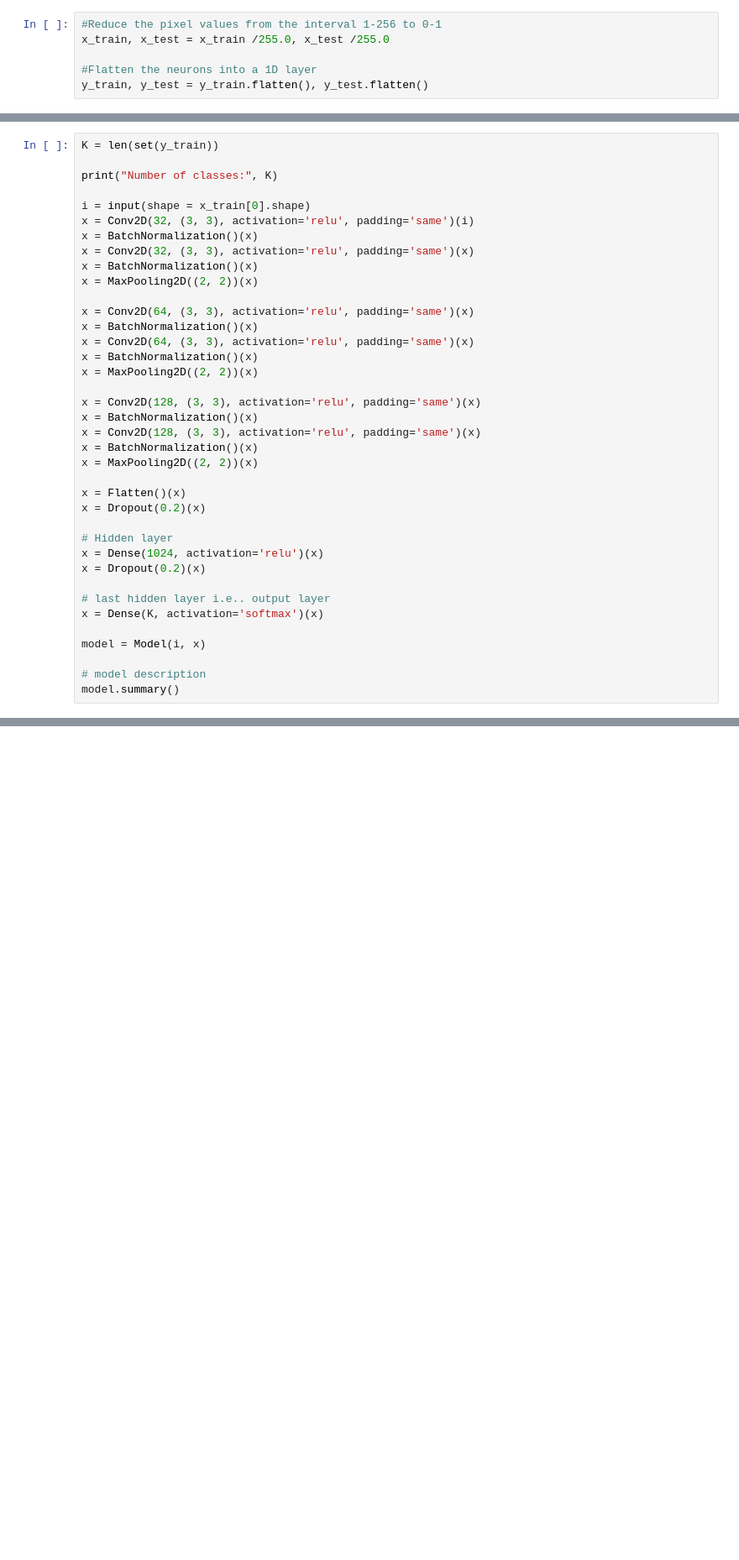
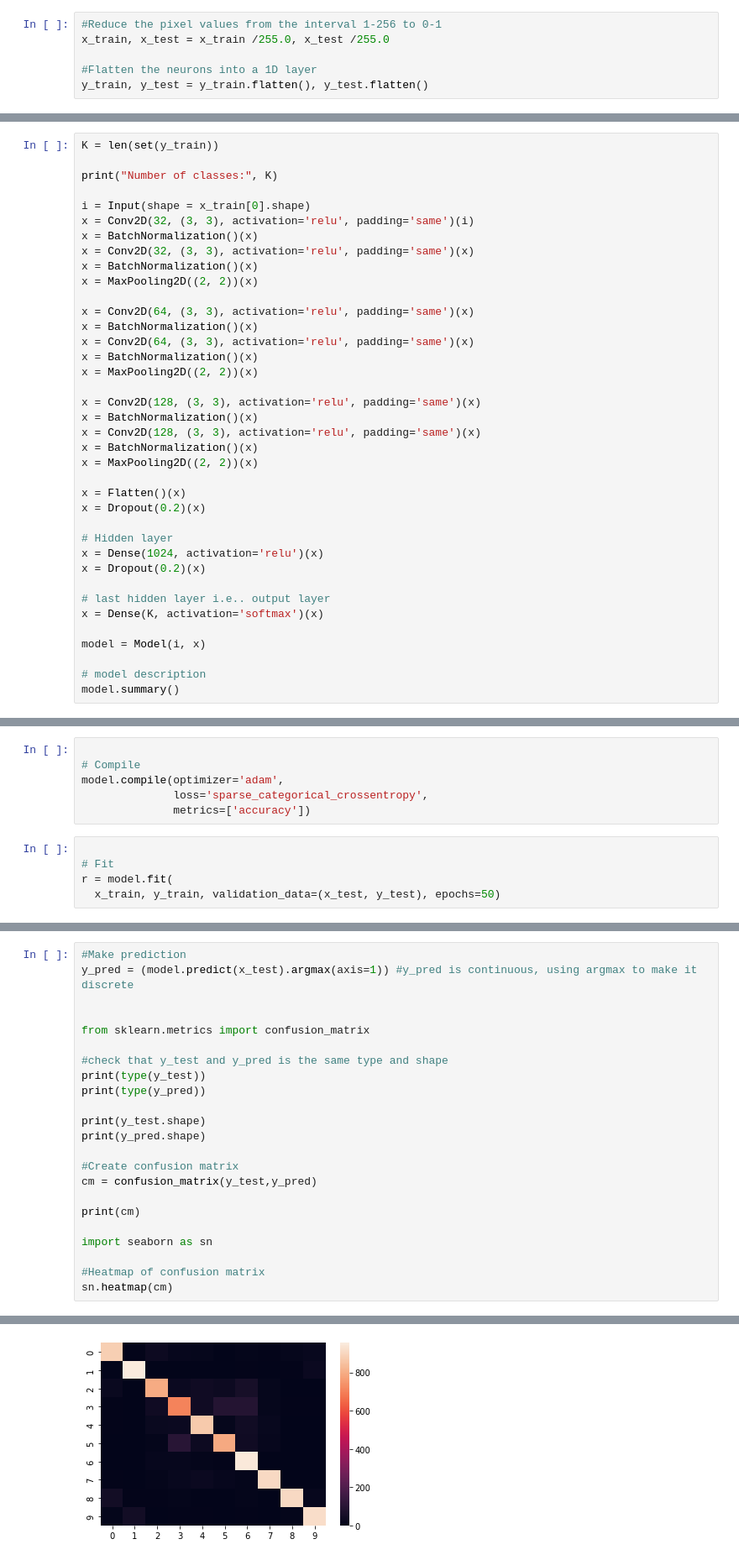
Before and after one commit to akjoelhede/Random_stuff, a Jupyter notebook: cifar10.ipynb, the cells around one changed output, grey strips where cells are left out. Shown at 84% size. Saved outputs shown, nothing was run; the diff lists cells and outputs as text; blank space fills up the shorter version.

```diff
--- a/cifar10.ipynb
+++ b/cifar10.ipynb
@@ -54,7 +51,7 @@ K = len(set(y_train))
 
 print("Number of classes:", K)
 
-i = input(shape = x_train[0].shape)
+i = Input(shape = x_train[0].shape)
 x = Conv2D(32, (3, 3), activation='relu', padding='same')(i)
 x = BatchNormalization()(x)
 x = Conv2D(32, (3, 3), activation='relu', padding='same')(x)
@@ -92,0 +105,11 @@ TypeError: raw_input() got an unexpected keyword argument 'shape'
+# %%
+
+# Compile
+model.compile(optimizer='adam',
+              loss='sparse_categorical_crossentropy',
+              metrics=['accuracy'])
+# %%
+
+# Fit
+r = model.fit(
+  x_train, y_train, validation_data=(x_test, y_test), epochs=50)
@@ -92,0 +134,24 @@ TypeError: raw_input() got an unexpected keyword argument 'shape'
+# %%
+#Make prediction
+y_pred = (model.predict(x_test).argmax(axis=1)) #y_pred is continuous, using argmax to make it discrete
+
+
+from sklearn.metrics import confusion_matrix
+
+#check that y_test and y_pred is the same type and shape
+print(type(y_test))
+print(type(y_pred))
+
+print(y_test.shape)
+print(y_pred.shape)
+
+#Create confusion matrix
+cm = confusion_matrix(y_test,y_pred)
+
+print(cm)
+
+import seaborn as sn
+
+#Heatmap of confusion matrix
+sn.heatmap(cm)
+# %% [output]
@@ -92,0 +173 @@ TypeError: raw_input() got an unexpected keyword argument 'shape'
+[figure, added]
```
Also changed, not shown: parts of 7 cells of this notebook.
